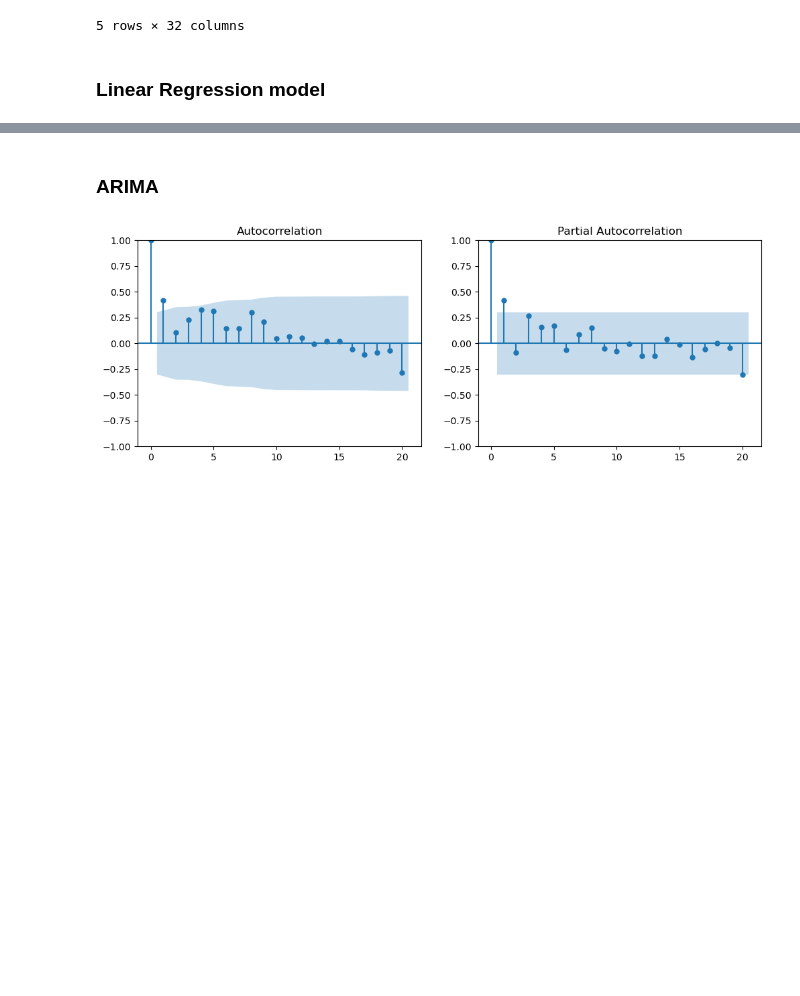
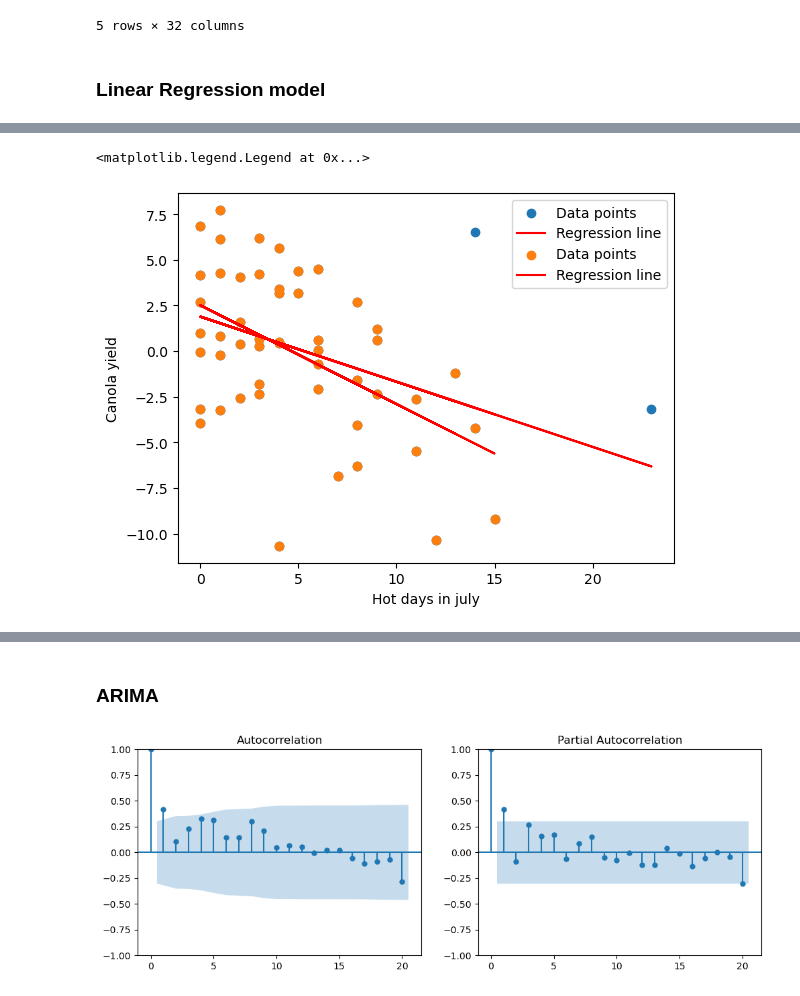
Before and after one commit to Laura-Pldk/Canola_Yield_Prediction, a Jupyter notebook: notebooks/Canola_presentation.ipynb, the cells around one changed output, grey strips where cells are left out. Saved outputs shown, nothing was run; the diff lists cells and outputs as text; code cells hidden in the pictures; blank space fills up the shorter version.

Commit message:
more regression models

```diff
--- a/notebooks/Canola_presentation.ipynb
+++ b/notebooks/Canola_presentation.ipynb
@@ -811,0 +691,14 @@ Notes:
+# %%
+# linear regression using variables in may
+
+#linear regression using all covariates
+
+y = canola_lr.iloc[:, 0]
+X = canola_lr.loc[:, ['average_temp_in_5', 'precipitation_in_5','days_without_rain_5','hot_days_in_5']]
+
+X = sm.add_constant(X)
+
+model = sm.OLS(y, X)
+results = model.fit()
+
+print(results.summary())
@@ -811,0 +725,63 @@ Notes:
+# %%
+# Hot days in july
+
+y = canola_lr.iloc[:, 0]
+X_1 = canola_lr[["hot_days_in_7"]]
+
+X_1 = sm.add_constant(X_1)
+
+model = sm.OLS(y, X_1)
+results_one = model.fit()
+
+print(results_one.summary())
+
+plt.scatter(canola_lr[["hot_days_in_7"]], canola_lr[["Canola_detrend"]], label='Data points')
+
+# Plot the regression line
+plt.plot(canola_lr[["hot_days_in_7"]], results_one.predict(), color='red', label='Regression line')
+
+# Add labels and a legend
+plt.xlabel('Hot days in july')
+plt.ylabel('Canola yield')
+plt.legend()
+
+# Show the plot
+#plt.show()
+
+# check for outliners:
+df_july = canola_lr.iloc[:, [0,12]]
+
+#print(df_july)
+
+#the outliners are 2017 and 2021
+
+years_to_remove = ['2017', '2021']
+
+# Remove specific years from the DataFrame
+df_july = df_july.drop(years_to_remove, axis=0)
+
+# Display the resulting DataFrame
+#print(df_july)
+
+# lr with removed outliners
+
+y = df_july.iloc[:, 0]
+X_mod = df_july.iloc[:,1]
+
+X_mod = sm.add_constant(X_mod)
+
+model = sm.OLS(y, X_mod)
+results_one = model.fit()
+
+print(results_one.summary())
+
+plt.scatter(df_july[["hot_days_in_7"]], df_july[["Canola_detrend"]], label='Data points')
+
+# Plot the regression line
+plt.plot(df_july[["hot_days_in_7"]], results_one.predict(), color='red', label='Regression line')
+
+# Add labels and a legend
+plt.xlabel('Hot days in july')
+plt.ylabel('Canola yield')
+plt.legend()
+# %% [output]
@@ -811,0 +805,2 @@ Notes:
+<matplotlib.legend.Legend at 0x...>
+[figure, added]
```
Also changed, not shown: parts of 31 cells of this notebook.
